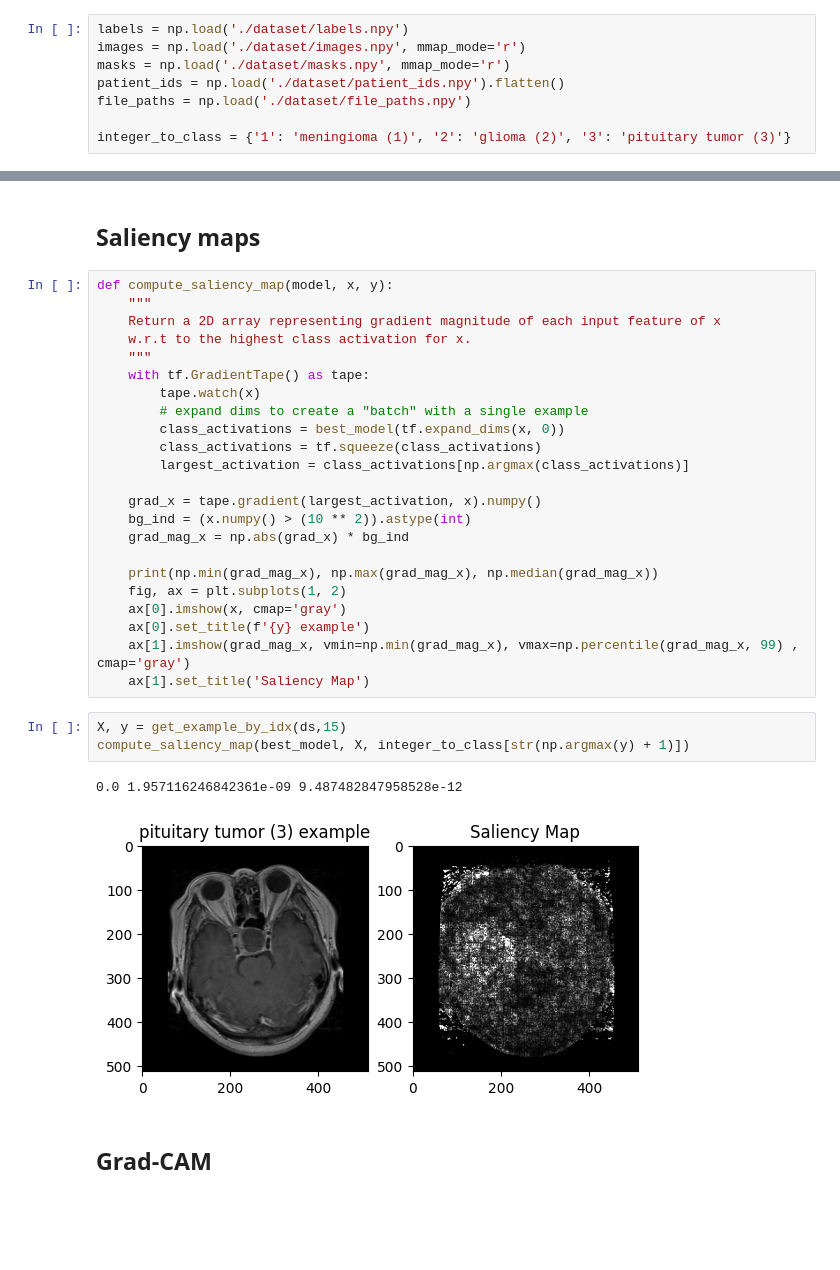
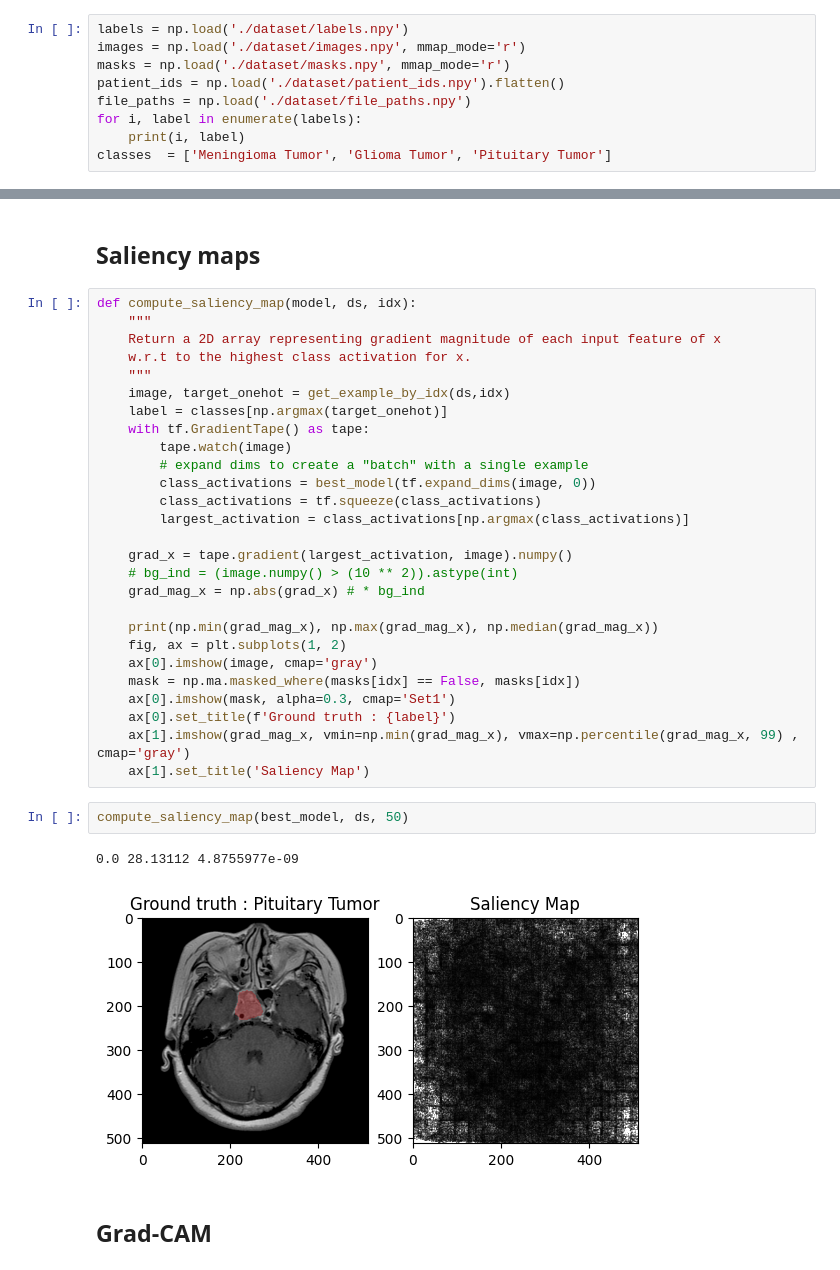
Before and after one commit to kworathur/CV-Capstone, a Jupyter notebook: explain_model.ipynb, the cells around one changed output, grey strips where cells are left out. Drawn from its saved outputs; the diff is of its cells as text; blank space fills up the shorter version.

```diff
--- a/explain_model.ipynb
+++ b/explain_model.ipynb
@@ -47,5 +48,6 @@ images = np.load('./dataset/images.npy', mmap_mode='r')
 masks = np.load('./dataset/masks.npy', mmap_mode='r')
 patient_ids = np.load('./dataset/patient_ids.npy').flatten()
 file_paths = np.load('./dataset/file_paths.npy')
-
-integer_to_class = {'1': 'meningioma (1)', '2': 'glioma (2)', '3': 'pituitary tumor (3)'}
+for i, label in enumerate(labels):
+    print(i, label)
+classes  = ['Meningioma Tumor', 'Glioma Tumor', 'Pituitary Tumor']
@@ -71,34 +91,37 @@ def get_example_by_idx(ds, i):
 # %% [markdown]
 ## Saliency maps
 # %%
-def compute_saliency_map(model, x, y):
+def compute_saliency_map(model, ds, idx):
     """
     Return a 2D array representing gradient magnitude of each input feature of x
     w.r.t to the highest class activation for x.
     """
+    image, target_onehot = get_example_by_idx(ds,idx)
+    label = classes[np.argmax(target_onehot)]
     with tf.GradientTape() as tape:
-        tape.watch(x)
+        tape.watch(image)
         # expand dims to create a "batch" with a single example
-        class_activations = best_model(tf.expand_dims(x, 0))
+        class_activations = best_model(tf.expand_dims(image, 0))
         class_activations = tf.squeeze(class_activations)
         largest_activation = class_activations[np.argmax(class_activations)]
 
-    grad_x = tape.gradient(largest_activation, x).numpy()
-    bg_ind = (x.numpy() > (10 ** 2)).astype(int)
-    grad_mag_x = np.abs(grad_x) * bg_ind
+    grad_x = tape.gradient(largest_activation, image).numpy()
+    # bg_ind = (image.numpy() > (10 ** 2)).astype(int)
+    grad_mag_x = np.abs(grad_x) # * bg_ind
 
     print(np.min(grad_mag_x), np.max(grad_mag_x), np.median(grad_mag_x))
     fig, ax = plt.subplots(1, 2)
-    ax[0].imshow(x, cmap='gray')
-    ax[0].set_title(f'{y} example')
+    ax[0].imshow(image, cmap='gray')
+    mask = np.ma.masked_where(masks[idx] == False, masks[idx])
+    ax[0].imshow(mask, alpha=0.3, cmap='Set1')
+    ax[0].set_title(f'Ground truth : {label}')
     ax[1].imshow(grad_mag_x, vmin=np.min(grad_mag_x), vmax=np.percentile(grad_mag_x, 99) , cmap='gray')
     ax[1].set_title('Saliency Map')
 # %%
-X, y = get_example_by_idx(ds,15)
-compute_saliency_map(best_model, X, integer_to_class[str(np.argmax(y) + 1)])
+compute_saliency_map(best_model, ds, 50)
 # %% [output]
-0.0 1.957116246842361e-09 9.487482847958528e-12
+0.0 28.13112 4.8755977e-09
-[figure, old version]
+[figure, new version]
 # %% [markdown]
 ## Grad-CAM
 # %%
```
Also changed, not shown: parts of 6 cells of this notebook.
